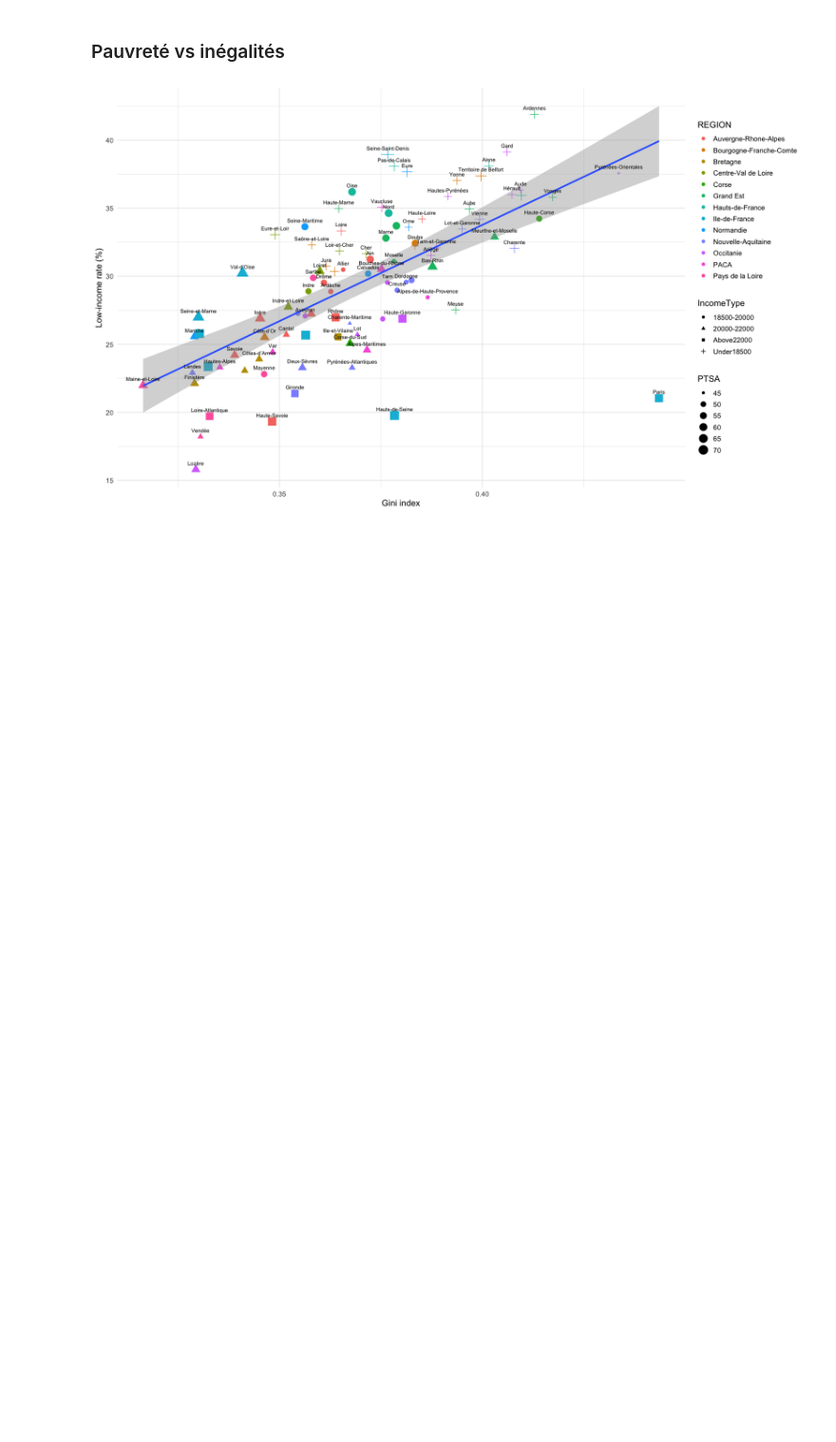
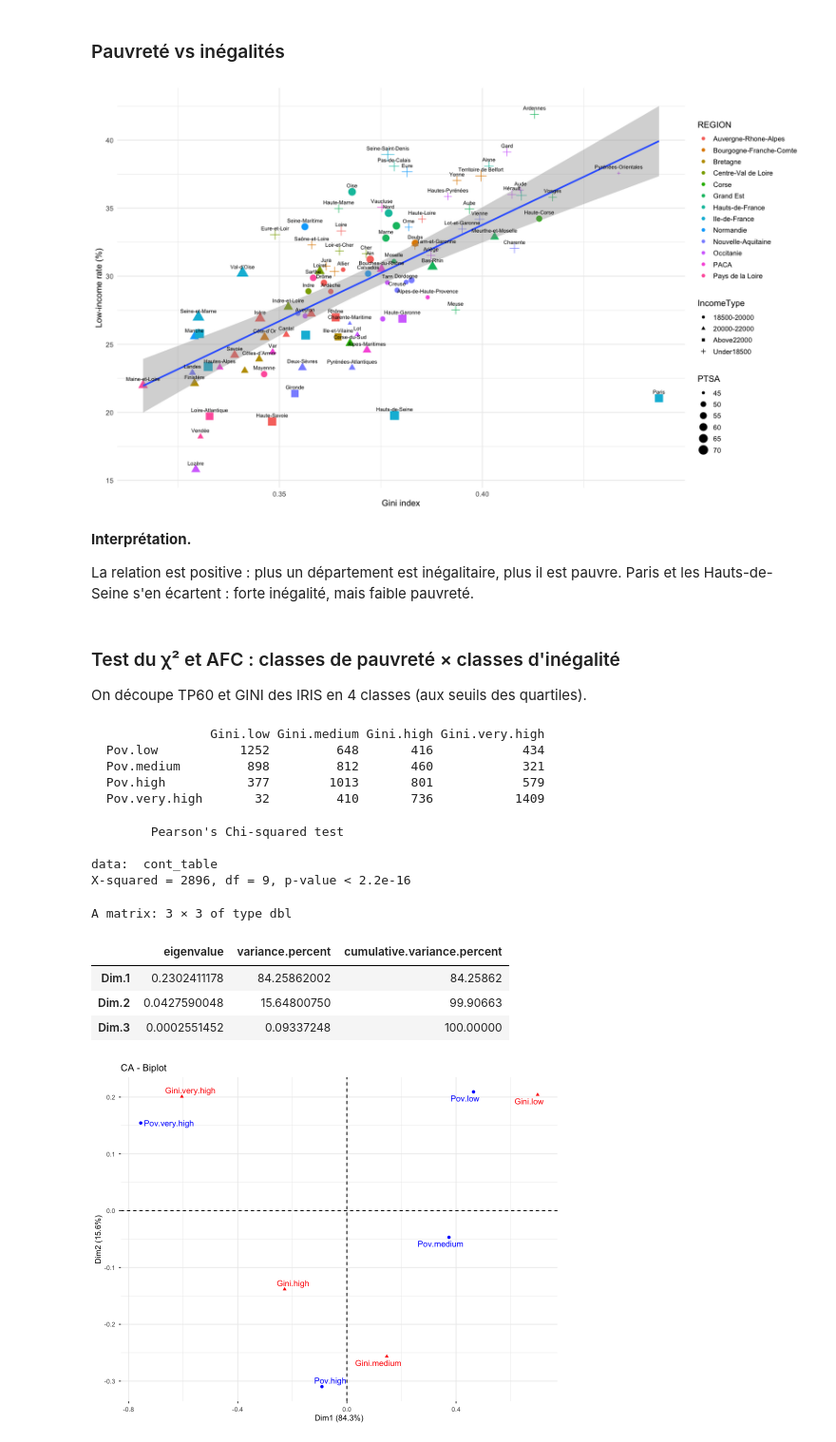
Before and after one commit to Vic-Warden/France-Income-Disparities, a Jupyter notebook: project.ipynb, the cells around one changed output. Shown at 95% size. Drawn from its saved outputs; the diff is of its cells as text; code cells hidden in the pictures; blank space fills up the shorter version.

```diff
--- a/project.ipynb
+++ b/project.ipynb
@@ -524,3 +524,47 @@ options(repr.plot.width = 15, repr.plot.height = 9)
 ggplot(dep_income, aes(x = GINI, y = TP60)) + geom_point(aes(shape = IncomeType, color = REGION, size = PTSA)) + geom_smooth(method = 'lm', formula = y ~ x) + geom_text(aes(label = LIBDEP), size = 2.8, vjust = -1.2, check_overlap = TRUE) + labs(x = "Gini index", y = "Low-income rate (%)")
 # %% [output]
 [figure]
+# %% [markdown]
+**Interprétation.**
+
+La relation est positive : plus un département est inégalitaire, plus il est pauvre.
+Paris et les Hauts-de-Seine s'en écartent : forte inégalité, mais faible pauvreté.
+# %% [markdown]
+### Test du χ² et AFC : classes de pauvreté × classes d'inégalité
+On découpe TP60 et GINI des IRIS en 4 classes (aux seuils des quartiles).
+# %%
+# Poverty and inequality classes at IRIS level
+d_cl <- na.omit(rename_columns[, c("TP60", "GINI")]) %>% mutate(
+  Poverty = factor(ifelse(TP60 < 17, "Pov.low", ifelse(TP60 < 25, "Pov.medium",
+                   ifelse(TP60 < 39, "Pov.high", "Pov.very.high"))),
+                   levels = c("Pov.low", "Pov.medium", "Pov.high", "Pov.very.high")),
+  Inequality = factor(ifelse(GINI < 0.33, "Gini.low", ifelse(GINI < 0.37, "Gini.medium",
+                      ifelse(GINI < 0.41, "Gini.high", "Gini.very.high"))),
+                      levels = c("Gini.low", "Gini.medium", "Gini.high", "Gini.very.high")))
+
+# Contingency table and chi-square test
+cont_table <- table(d_cl$Poverty, d_cl$Inequality)
+cont_table
+chisq.test(cont_table)
+
+# Correspondence Analysis
+ca_result <- CA(cont_table, graph = FALSE)
+get_eigenvalue(ca_result)
+options(repr.plot.width = 9, repr.plot.height = 7)
+fviz_ca_biplot(ca_result, repel = TRUE)
+# %% [output]
+                Gini.low Gini.medium Gini.high Gini.very.high
+  Pov.low           1252         648       416            434
+  Pov.medium         898         812       460            321
+  Pov.high           377        1013       801            579
+  Pov.very.high       32         410       736           1409
+        Pearson's Chi-squared test
+
+data:  cont_table
+X-squared = 2896, df = 9, p-value < 2.2e-16
+A matrix: 3 × 3 of type dbl
+|  | eigenvalue | variance.percent | cumulative.variance.percent |
+| Dim.1 | 0.2302411178 | 84.25862002 | 84.25862 |
+| Dim.2 | 0.0427590048 | 15.64800750 | 99.90663 |
+| Dim.3 | 0.0002551452 | 0.09337248 | 100.00000 |
+[figure, added]
```
Also changed, not shown: parts of 8 cells of this notebook.
